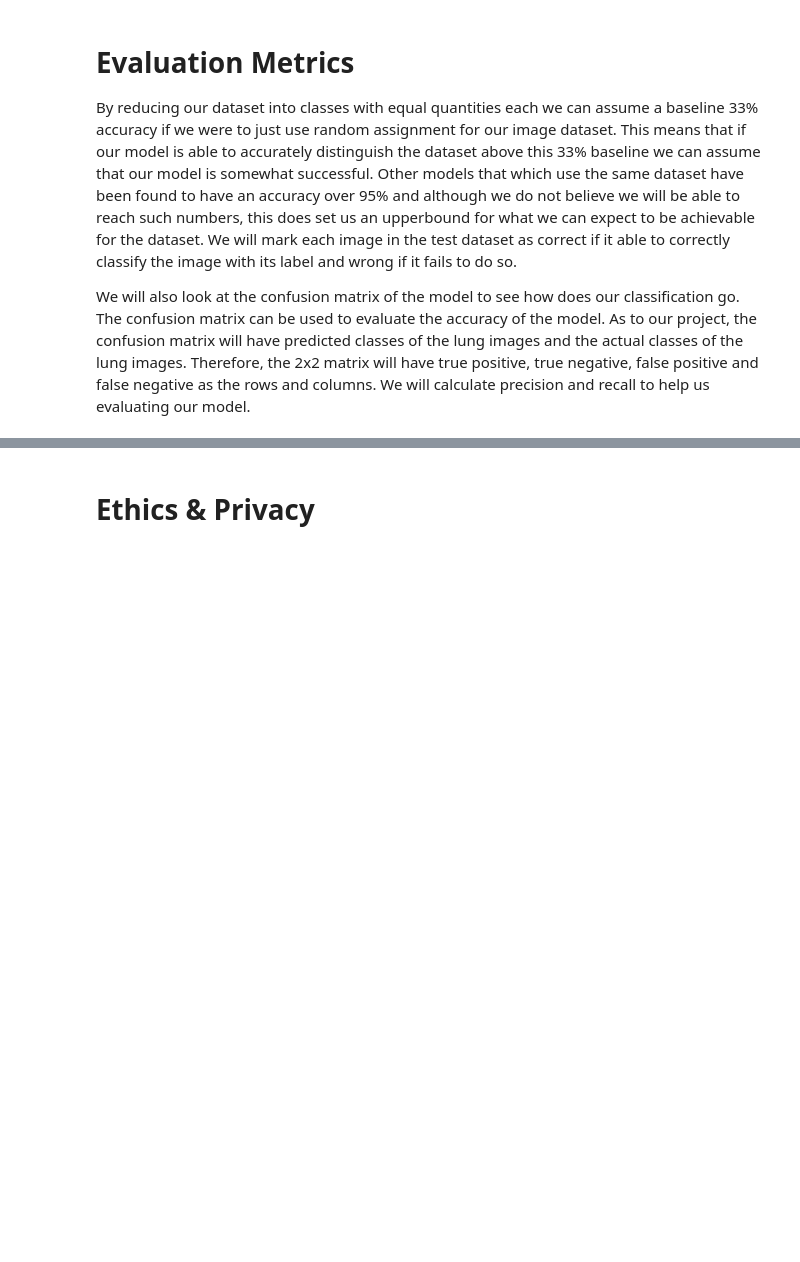
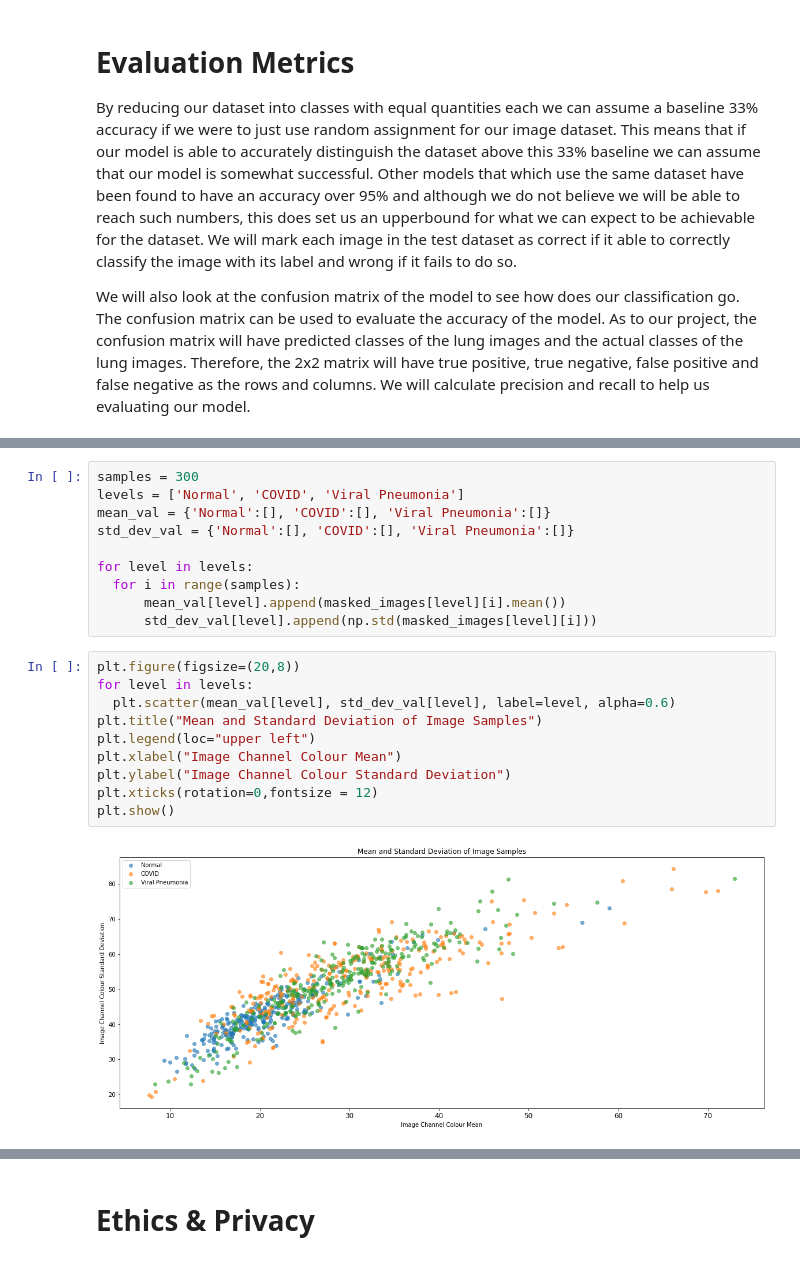
Before and after one commit to MikecraftA/Group037-Sp22, a Jupyter notebook: Checkpoint_group037.ipynb, the cells around one changed output, grey strips where cells are left out. Cells and saved outputs as stored; diff of their text form; blank space fills up the shorter version.

```diff
--- a/Checkpoint_group037.ipynb
+++ b/Checkpoint_group037.ipynb
@@ -153,0 +145,22 @@ Examples would include:
+# %%
+samples = 300
+levels = ['Normal', 'COVID', 'Viral Pneumonia']
+mean_val = {'Normal':[], 'COVID':[], 'Viral Pneumonia':[]}
+std_dev_val = {'Normal':[], 'COVID':[], 'Viral Pneumonia':[]}
+
+for level in levels:
+  for i in range(samples):
+      mean_val[level].append(masked_images[level][i].mean())
+      std_dev_val[level].append(np.std(masked_images[level][i]))
+# %%
+plt.figure(figsize=(20,8))
+for level in levels:
+  plt.scatter(mean_val[level], std_dev_val[level], label=level, alpha=0.6)
+plt.title("Mean and Standard Deviation of Image Samples")
+plt.legend(loc="upper left")
+plt.xlabel("Image Channel Colour Mean")
+plt.ylabel("Image Channel Colour Standard Deviation")
+plt.xticks(rotation=0,fontsize = 12)
+plt.show()
+# %% [output]
+[figure, added]
```
Also changed, not shown: parts of 5 cells of this notebook.
